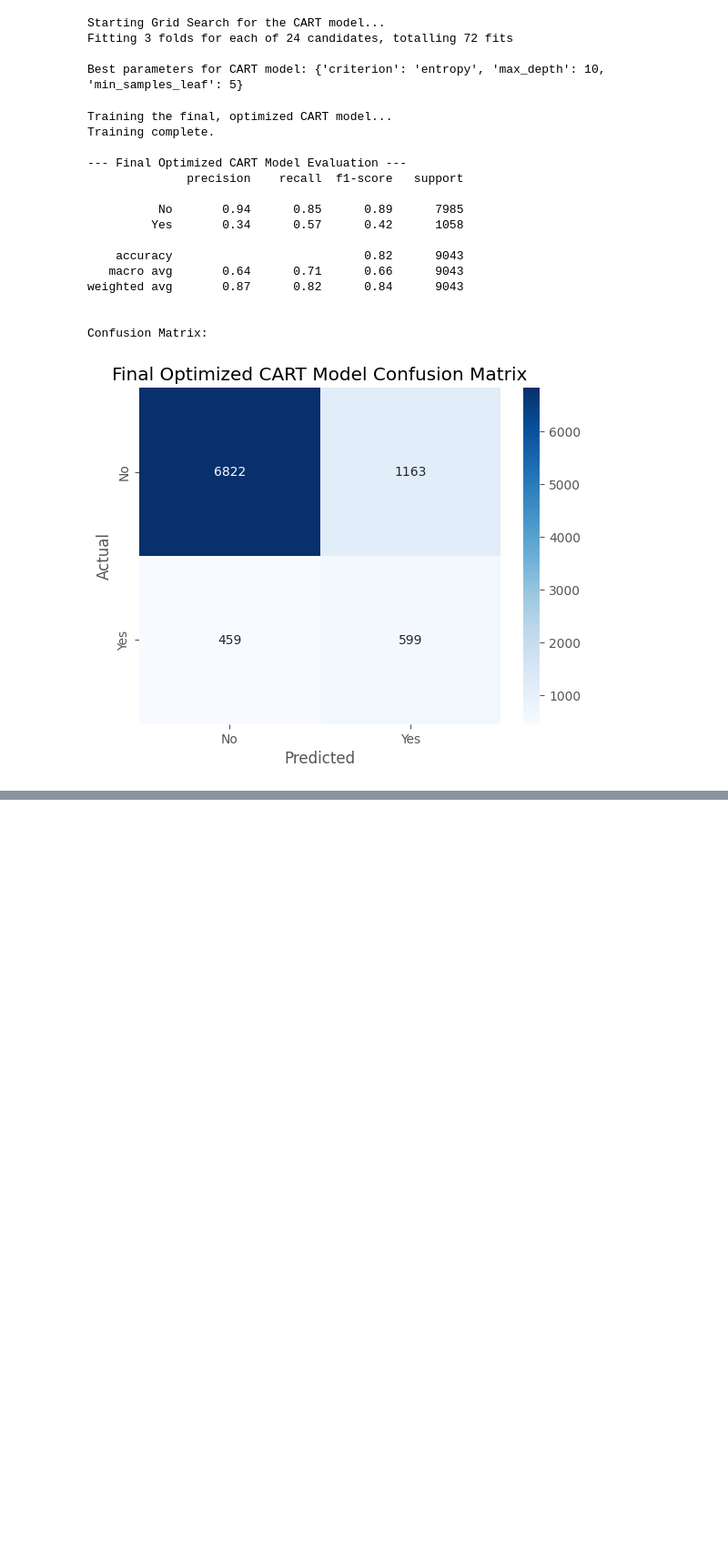
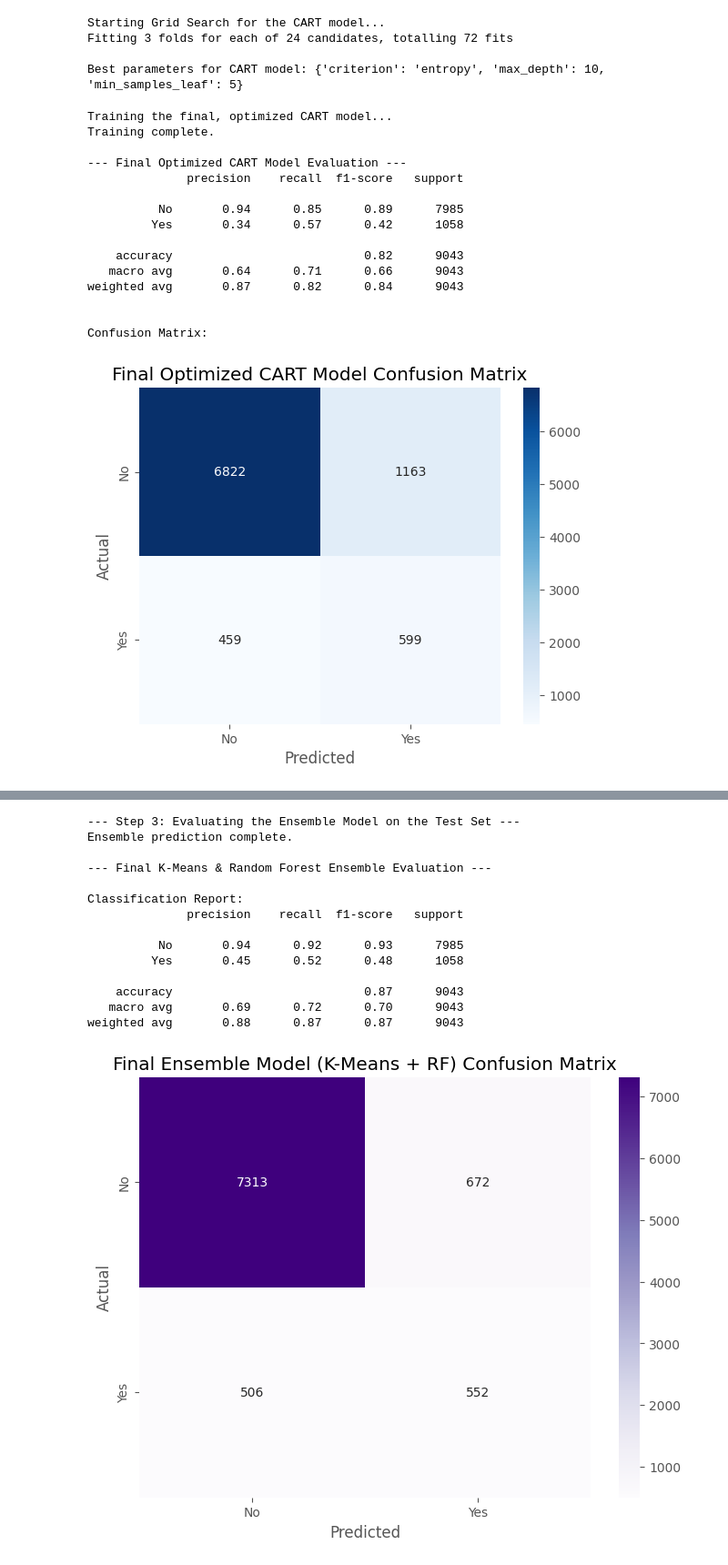
Before and after one commit to Sudeep2412/Enhancing-CART-with-a-K-Means-and-Random-Forest-Ensemble-for-Robust-Segmentation, a Jupyter notebook: model1.ipynb, the cells around one changed output, grey strips where cells are left out. Shown at 91% size. Saved outputs shown, nothing was run; the diff lists cells and outputs as text; code cells hidden in the pictures; blank space fills up the shorter version.

```diff
--- a/model1.ipynb
+++ b/model1.ipynb
@@ -248,0 +498,71 @@ Confusion Matrix:
+# %%
+# --- 3. Create the Ensemble Prediction Pipeline for X_test ---
+
+print("--- Step 3: Evaluating the Ensemble Model on the Test Set ---")
+
+# Step A: Get cluster predictions for the TEST set
+# First, scale X_test using the scaler fit on X_train
+X_test_scaled = scaler.transform(X_test)
+
+# Then, predict clusters using the kmeans model fit on X_train_scaled
+test_cluster_labels = kmeans.predict(X_test_scaled)
+
+# Create an array to store the final predictions
+y_pred_ensemble = np.zeros_like(y_test)
+
+# Step B: Apply the corresponding expert model for each test sample
+for cluster_id in range(chosen_k):
+    # 1. Get indices for test samples predicted to be in this cluster
+    cluster_indices = (test_cluster_labels == cluster_id)
+
+    if cluster_indices.sum() > 0:
+        # 2. Get the corresponding expert model
+        expert_model = expert_models[cluster_id]
+
+        # 3. Get the *original* (unscaled) X_test data for these samples
+        X_test_cluster = X_test[cluster_indices]
+
+        # 4. Make predictions
+        cluster_predictions = expert_model.predict(X_test_cluster)
+
+        # 5. Store predictions in the final array
+        y_pred_ensemble[cluster_indices] = cluster_predictions
+
+print("Ensemble prediction complete.\n")
+
+
+# --- 4. Final Evaluation and Conclusion ---
+
+print("--- Final K-Means & Random Forest Ensemble Evaluation ---")
+
+# Generate and print the classification report
+report = classification_report(y_test, y_pred_ensemble, target_names=['No', 'Yes'])
+print("\nClassification Report:")
+print(report)
+
+# Generate and plot the confusion matrix
+cm_ensemble = confusion_matrix(y_test, y_pred_ensemble)
+
+plt.figure(figsize=(8, 6))
+sns.heatmap(cm_ensemble, annot=True, fmt='d', cmap='Purples',
+            xticklabels=['No', 'Yes'], yticklabels=['No', 'Yes'])
+plt.title('Final Ensemble Model (K-Means + RF) Confusion Matrix')
+plt.xlabel('Predicted')
+plt.ylabel('Actual')
+plt.show()
+# %% [output]
+--- Step 3: Evaluating the Ensemble Model on the Test Set ---
+Ensemble prediction complete.
+
+--- Final K-Means & Random Forest Ensemble Evaluation ---
+
+Classification Report:
+              precision    recall  f1-score   support
+
+          No       0.94      0.92      0.93      7985
+         Yes       0.45      0.52      0.48      1058
+
+    accuracy                           0.87      9043
+   macro avg       0.69      0.72      0.70      9043
+weighted avg       0.88      0.87      0.87      9043
+[figure, added]
```
Also changed, not shown: parts of 13 cells of this notebook, 1 other file.
